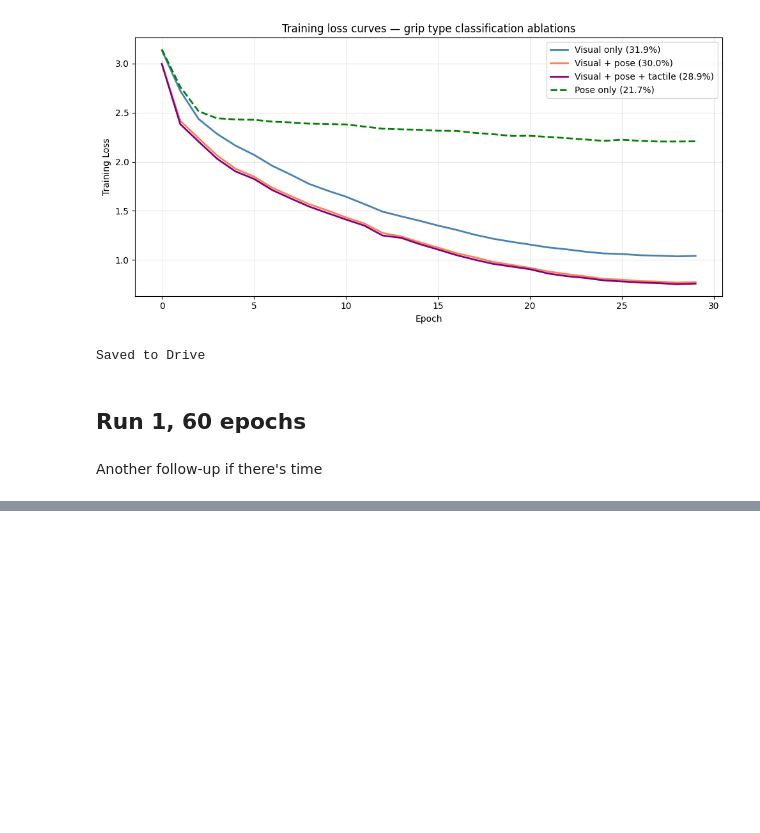
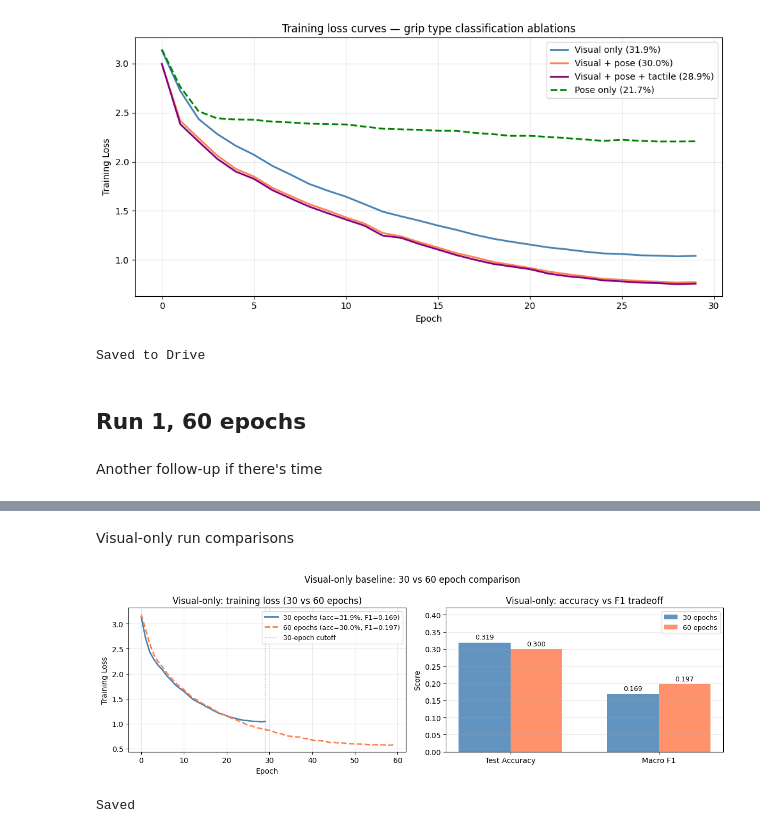
Before and after one commit to cassandraxzhe/mmai-tactile-grasp, a Jupyter notebook: notebooks/opentouch_colab_training.ipynb, the cells around one changed output, grey strips where cells are left out. Drawn from its saved outputs; the diff is of its cells as text; code cells hidden in the pictures; blank space fills up the shorter version.

Commit message:
ran visual-only experiment with 60 epochs

```diff
--- a/notebooks/opentouch_colab_training.ipynb
+++ b/notebooks/opentouch_colab_training.ipynb
@@ -531,3 +547,79 @@ loading configuration file config.json from cache at /root/.cache/huggingface/hu
 # %%
 !cp -r /content/opentouch/logs/run1_visual_60ep_v2 \
     /content/drive/MyDrive/6.S985/opentouch/logs/
+# %% [markdown]
+Visual-only run comparisons
+# %%
+import matplotlib.pyplot as plt
+import numpy as np
+
+# 30-epoch run (Run 1)
+run1_30ep = [3.1355, 2.7223, 2.4351, 2.2837, 2.1646, 2.0714, 1.9586, 1.8686,
+             1.7742, 1.7061, 1.6440, 1.5687, 1.4917, 1.4434, 1.3987, 1.3496,
+             1.3062, 1.2565, 1.2152, 1.1840, 1.1558, 1.1267, 1.1071, 1.0836,
+             1.0658, 1.0598, 1.0470, 1.0429, 1.0358, 1.0406]
+
+# 60-epoch run
+run1_60ep = [3.1884, 2.9021, 2.5948, 2.3748, 2.2341, 2.1309, 2.0135, 1.9188,
+             1.8181, 1.7466, 1.6797, 1.6015, 1.5218, 1.4734, 1.4203, 1.3706,
+             1.3309, 1.2814, 1.2249, 1.1928, 1.1550, 1.1117, 1.0822, 1.0471,
+             1.0077, 0.9680, 0.9472, 0.9177, 0.9002, 0.8802, 0.8644, 0.8352,
+             0.8038, 0.7888, 0.7566, 0.7444, 0.7341, 0.7304, 0.7023, 0.6944,
+             0.6695, 0.6611, 0.6567, 0.6429, 0.6221, 0.6255, 0.6129, 0.6128,
+             0.6025, 0.5981, 0.5919, 0.5901, 0.5856, 0.5792, 0.5742, 0.5756,
+             0.5743, 0.5713, 0.5667, 0.5733]
+
+fig, axes = plt.subplots(1, 2, figsize=(12, 4))
+
+# Left: training loss comparison
+axes[0].plot(range(30), run1_30ep, label='30 epochs (acc=31.9%, F1=0.169)',
+             color='steelblue', linewidth=2)
+axes[0].plot(range(60), run1_60ep, label='60 epochs (acc=30.0%, F1=0.197)',
+             color='coral', linewidth=2, linestyle='--')
+axes[0].axvline(29, color='gray', linestyle=':', linewidth=1, alpha=0.7,
+                label='30-epoch cutoff')
+axes[0].set_xlabel('Epoch')
+axes[0].set_ylabel('Training Loss')
+axes[0].set_title('Visual-only: training loss (30 vs 60 epochs)')
+axes[0].legend(fontsize=9)
+axes[0].grid(alpha=0.3)
+
+# Right: bar chart comparing test accuracy and macro F1
+metrics = ['Test Accuracy', 'Macro F1']
+vals_30 = [0.319, 0.169]
+vals_60 = [0.300, 0.197]
+x = np.arange(len(metrics))
+width = 0.35
+
+bars1 = axes[1].bar(x - width/2, vals_30, width, label='30 epochs',
+                     color='steelblue', alpha=0.85)
+bars2 = axes[1].bar(x + width/2, vals_60, width, label='60 epochs',
+                     color='coral', alpha=0.85)
+
+# Add value labels on bars
+for bar in bars1:
+    axes[1].text(bar.get_x() + bar.get_width()/2, bar.get_height() + 0.005,
+                 f'{bar.get_height():.3f}', ha='center', va='bottom', fontsize=9)
+for bar in bars2:
+    axes[1].text(bar.get_x() + bar.get_width()/2, bar.get_height() + 0.005,
+                 f'{bar.get_height():.3f}', ha='center', va='bottom', fontsize=9)
+
+axes[1].set_xticks(x)
+axes[1].set_xticklabels(metrics)
+axes[1].set_ylabel('Score')
+axes[1].set_title('Visual-only: accuracy vs F1 tradeoff')
+axes[1].legend(fontsize=9)
+axes[1].set_ylim(0, 0.42)
+axes[1].grid(alpha=0.3, axis='y')
+
+plt.suptitle('Visual-only baseline: 30 vs 60 epoch comparison', fontsize=12)
+plt.tight_layout()
+plt.savefig('visual_only_comparison.png', dpi=150, bbox_inches='tight')
+plt.show()
+
+!cp visual_only_comparison.png \
+    /content/drive/MyDrive/6.S985/opentouch/logs/visual_only_comparison.png
+print('Saved')
+# %% [output]
+[figure, added]
+Saved
```
Also changed, not shown: parts of 2 cells of this notebook.
